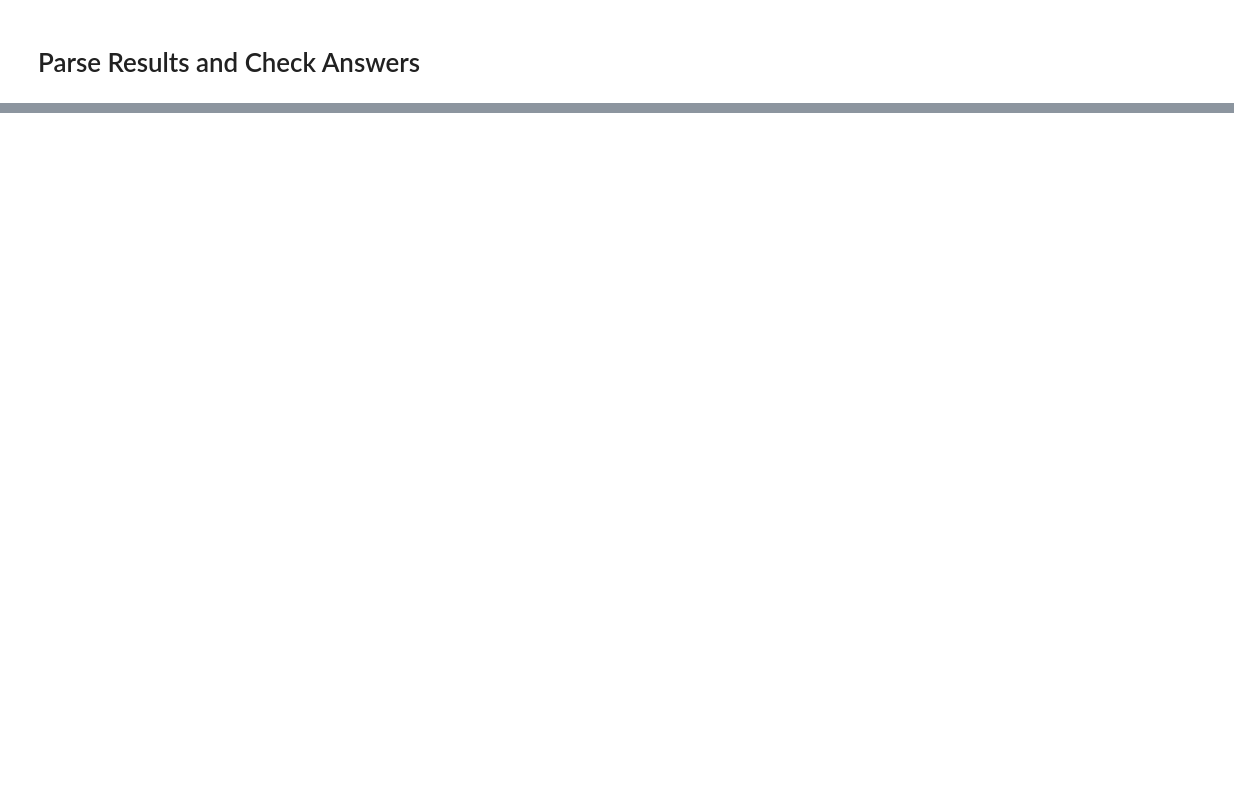
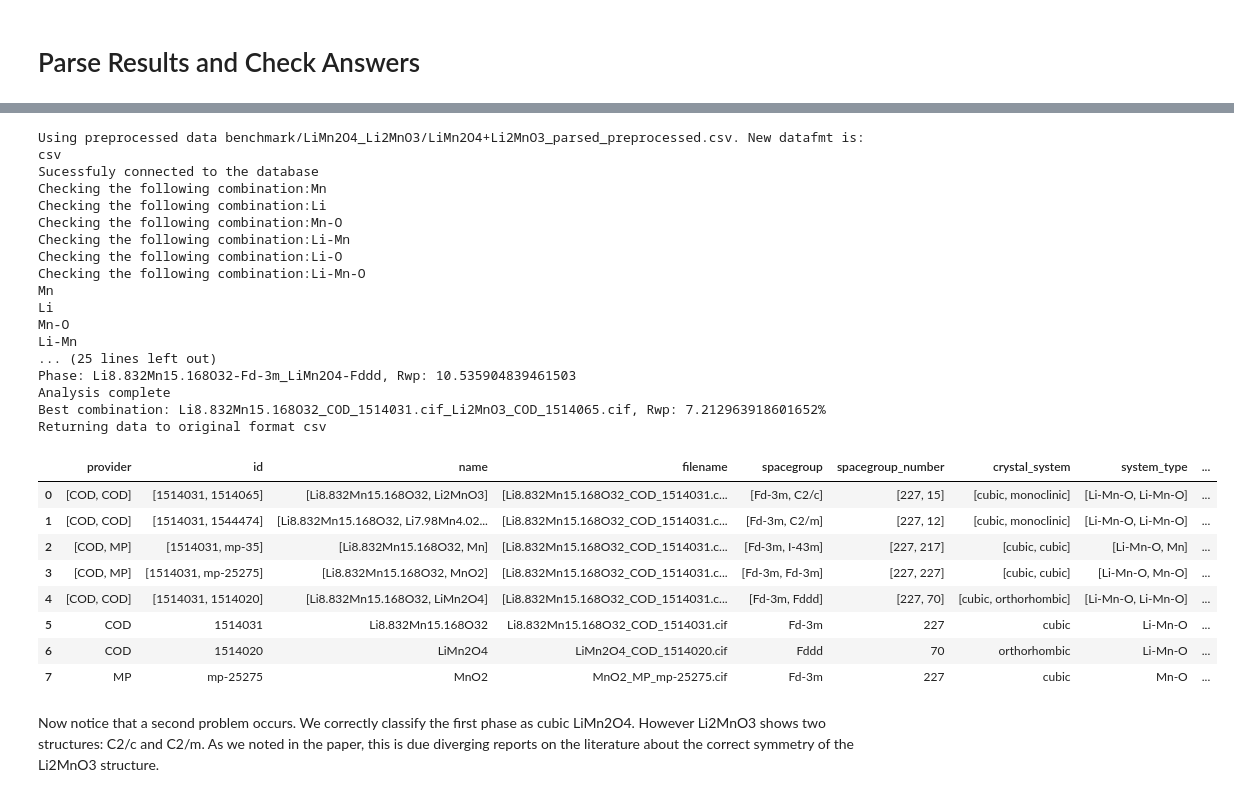
Before and after one commit to pedrobcst/Xerus, a Jupyter notebook: Examples/Benchmark_AutoXRD.ipynb, the cells around one changed output, grey strips where cells are left out. Saved outputs shown, nothing was run; the diff lists cells and outputs as text; code cells hidden in the pictures; blank space fills up the shorter version.

```diff
--- a/Examples/Benchmark_AutoXRD.ipynb
+++ b/Examples/Benchmark_AutoXRD.ipynb
@@ -251,0 +345,35 @@ auto_benchmark.sort_values(by="number_of_phases", ascending=False)
+# %%
+# ID to ignore 4001894
+id_to_ignore = [missclass_2.results.loc[0, 'id']];
+# %%
+missclass_2.analyze(n_runs = "auto", # No change here
+                    ignore_ids = id_to_ignore)
+# %% [output]
+Using preprocessed data benchmark/LiMn2O4_Li2MnO3/LiMn2O4+Li2MnO3_parsed_preprocessed.csv. New datafmt is: csv
+Sucessfuly connected to the database
+Checking the following combination:Mn
+Checking the following combination:Li
+Checking the following combination:Mn-O
+Checking the following combination:Li-Mn
+Checking the following combination:Li-O
+Checking the following combination:Li-Mn-O
+Mn
+Li
+Mn-O
+Li-Mn
+... (25 lines left out)
+Phase: Li8.832Mn15.168O32-Fd-3m_LiMn2O4-Fddd, Rwp: 10.535904839461503
+Analysis complete
+Best combination: Li8.832Mn15.168O32_COD_1514031.cif_Li2MnO3_COD_1514065.cif, Rwp: 7.212963918601652%
+Returning data to original format csv
+|  | provider | id | name | filename | spacegroup | spacegroup_number | crystal_system | system_type | ... |
+| 0 | [COD, COD] | [1514031, 1514065] | [Li8.832Mn15.168O32, Li2MnO3] | [Li8.832Mn15.168O32_COD_1514031.c... | [Fd-3m, C2/c] | [227, 15] | [cubic, monoclinic] | [Li-Mn-O, Li-Mn-O] | ... |
+| 1 | [COD, COD] | [1514031, 1544474] | [Li8.832Mn15.168O32, Li7.98Mn4.02... | [Li8.832Mn15.168O32_COD_1514031.c... | [Fd-3m, C2/m] | [227, 12] | [cubic, monoclinic] | [Li-Mn-O, Li-Mn-O] | ... |
+| 2 | [COD, MP] | [1514031, mp-35] | [Li8.832Mn15.168O32, Mn] | [Li8.832Mn15.168O32_COD_1514031.c... | [Fd-3m, I-43m] | [227, 217] | [cubic, cubic] | [Li-Mn-O, Mn] | ... |
+| 3 | [COD, MP] | [1514031, mp-25275] | [Li8.832Mn15.168O32, MnO2] | [Li8.832Mn15.168O32_COD_1514031.c... | [Fd-3m, Fd-3m] | [227, 227] | [cubic, cubic] | [Li-Mn-O, Mn-O] | ... |
+| 4 | [COD, COD] | [1514031, 1514020] | [Li8.832Mn15.168O32, LiMn2O4] | [Li8.832Mn15.168O32_COD_1514031.c... | [Fd-3m, Fddd] | [227, 70] | [cubic, orthorhombic] | [Li-Mn-O, Li-Mn-O] | ... |
+| 5 | COD | 1514031 | Li8.832Mn15.168O32 | Li8.832Mn15.168O32_COD_1514031.cif | Fd-3m | 227 | cubic | Li-Mn-O | ... |
+| 6 | COD | 1514020 | LiMn2O4 | LiMn2O4_COD_1514020.cif | Fddd | 70 | orthorhombic | Li-Mn-O | ... |
+| 7 | MP | mp-25275 | MnO2 | MnO2_MP_mp-25275.cif | Fd-3m | 227 | cubic | Mn-O | ... |
+# %% [markdown]
+Now notice that a second problem occurs. We correctly classify the first phase as cubic LiMn2O4. However Li2MnO3 shows two structures: C2/c and C2/m. As we noted in the paper, this is due diverging reports on the literature about the correct symmetry of the Li2MnO3 structure.
```
Also changed, not shown: parts of 19 cells of this notebook, 10 other files.
